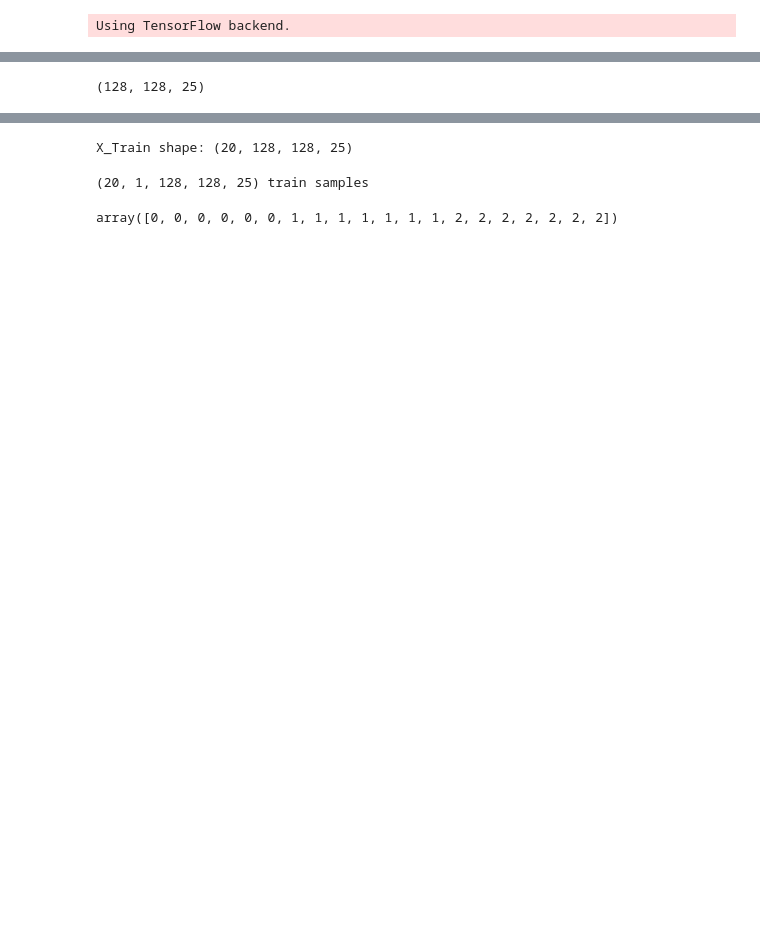
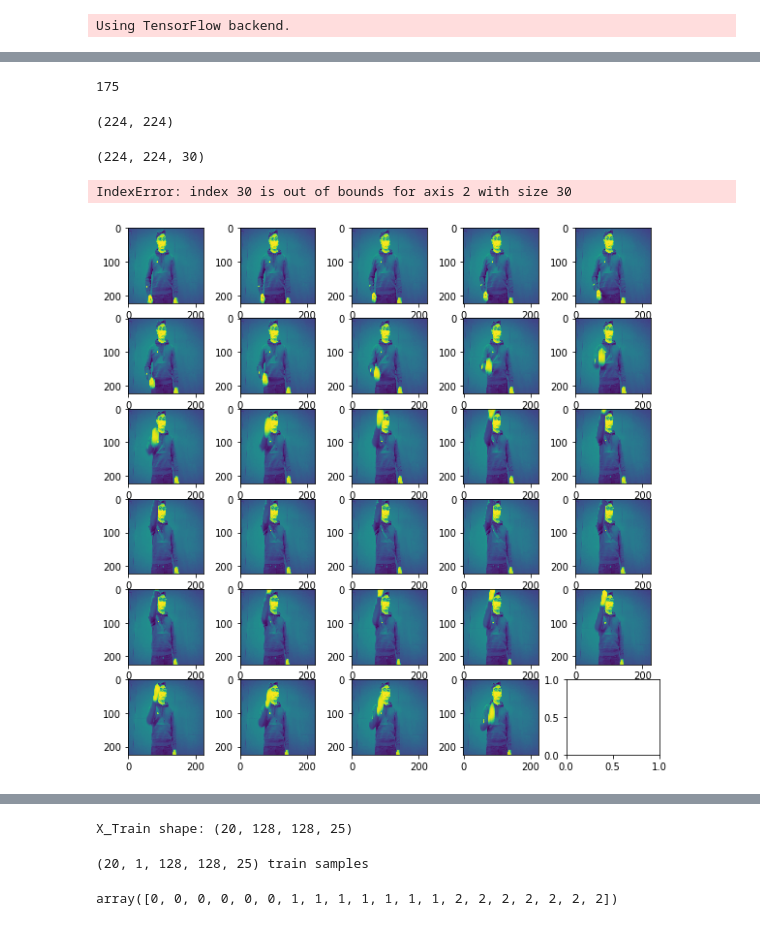
Before and after one commit to DuckFarren/beatboxing-3dcnn-lstm, a Jupyter notebook: train.ipynb, the cells around one changed output, grey strips where cells are left out. Saved outputs shown, nothing was run; the diff lists cells and outputs as text; code cells hidden in the pictures; blank space fills up the shorter version.

```diff
--- a/train.ipynb
+++ b/train.ipynb
@@ -50,10 +40,11 @@ import cv2
 
 X_train = []
 # image specification
-img_rows,img_cols,img_depth=128,128,25
+img_rows,img_cols,img_depth=224,224,30
 
 ds_path = 'datasets'
-folders = os.listdir(ds_path)
+# folders = os.listdir(ds_path)
+folders = ['jap','hook','uppercut','none']
 
 for sub in folders:
 
@@ -61,24 +52,29 @@ for sub in folders:
 
     for vid in listing:
         vid = ds_path+'\\'+sub+'\\'+vid
+        print(vid)
         frames = []
         cap = cv2.VideoCapture(vid)
-        fps = cap.get(5)
-        print("Frames per second using video.get(cv2.CV_CAP_PROP_FPS): {0}".format(fps))
+        # cap = cv2.VideoCapture('datasets\\hook\\35.avi')
+        fps = cap.get(cv2.CAP_PROP_FPS)
+        frame_count = int(cap.get(cv2.CAP_PROP_FRAME_COUNT))
+#         print('number of frames = ' + str(frame_count))
 
-        for k in range(int(fps)):
+        for k in range(int(frame_count)):
             ret, frame = cap.read()
             frame = cv2.resize(frame,(img_rows,img_cols),interpolation=cv2.INTER_AREA)
             gray = cv2.cvtColor(frame, cv2.COLOR_BGR2GRAY)
-            frames.append(gray)
 
-#             plt.imshow(gray, cmap = plt.get_cmap('gray'))
-#             plt.xticks([]), plt.yticks([])  # to hide tick values on X and Y axis
-#             plt.show()
-#             cv2.imshow('frame',gray)
+            if k>15 and k<=40:
+                frames.append(gray)
 
-            if cv2.waitKey(1) & 0xFF == ord('q'):
-                break
+        #         plt.imshow(gray, cmap = plt.get_cmap('gray'))
+        #         plt.xticks([]), plt.yticks([])  # to hide tick values on X and Y axis
+        #         plt.show()
+        #         cv2.imshow('frame',gray)
+
+        if cv2.waitKey(1) & 0xFF == ord('q'):
+            break
 
         cap.release()
         cv2.destroyAllWindows()
@@ -110,7 +103,30 @@ Frames per second using video.get(cv2.CV_CAP_PROP_FPS): 25.0
+# %%
+len(X_train)
+# %% [output]
+175
+# %%
+X_train[1][:,:,1].shape
+# %% [output]
+(224, 224)
 # %%
-X_train[0].shape
+X_train[1].shape
 # %% [output]
-(128, 128, 25)
+(224, 224, 30)
+# %%
+import matplotlib.pyplot as plt
+w=10
+h=10
+fig=plt.figure(figsize=(10, 10))
+columns = 5
+rows = 6
+for i in range(1, columns*rows +1):
+#     img = np.random.randint(10, size=(h,w))
+    fig.add_subplot(rows, columns, i)
+    plt.imshow(X_train[111][:,:,i])
+plt.show()
+# %% [output]
+IndexError: index 30 is out of bounds for axis 2 with size 30
+[figure, added]
 # %%
 X_train_array = np.array(X_train)   # convert the frames read into array
 
```
Also changed, not shown: parts of 7 cells of this notebook, 6 other files.
